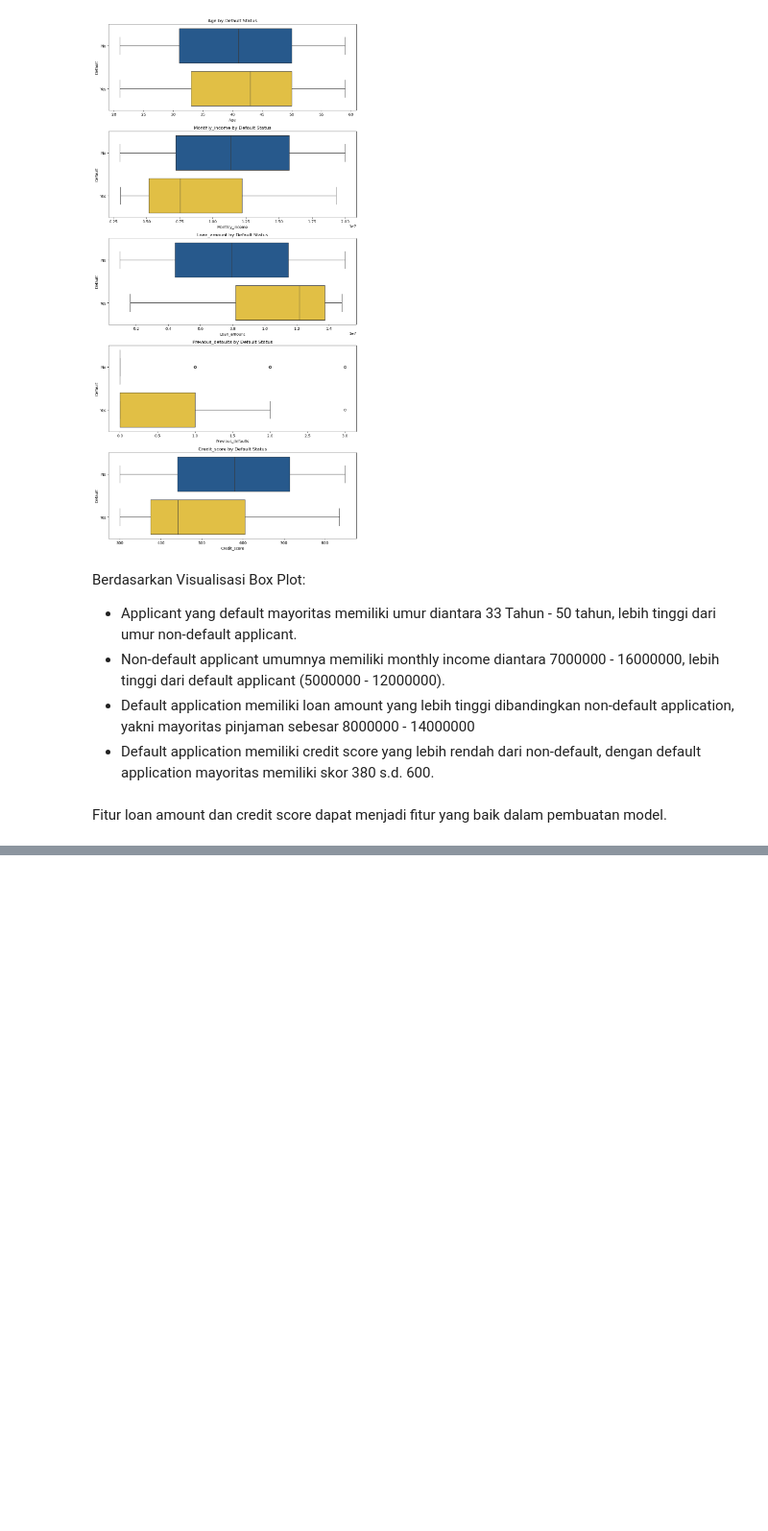
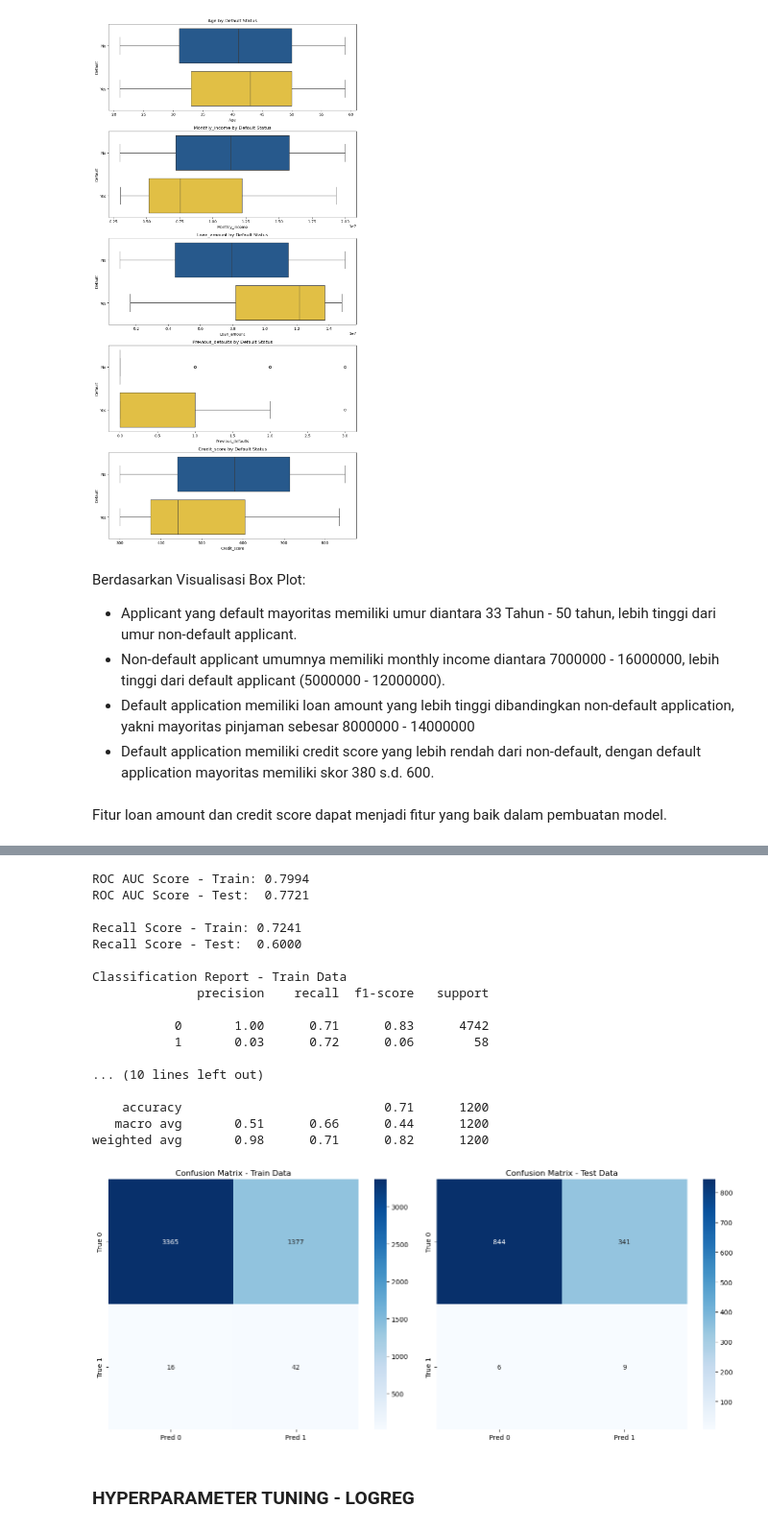
Before and after one commit to Angga-Sukma-Budi-Darmawan/ds-takehome, a Jupyter notebook: notebook/B_modelling.ipynb, the cells around one changed output, grey strips where cells are left out. Shown at 96% size. Cells and saved outputs as stored; diff of their text form; code cells hidden in the pictures; blank space fills up the shorter version.

```diff
--- a/notebook/B_modelling.ipynb
+++ b/notebook/B_modelling.ipynb
@@ -291,0 +391,6 @@ Fitur loan amount dan credit score dapat menjadi fitur yang baik dalam pembuatan
+# %%
+X_train = train.drop("default",axis=1)
+y_train = train["default"]
+
+X_test = test.drop("default",axis=1)
+y_test = test["default"]
@@ -291,0 +425,32 @@ Fitur loan amount dan credit score dapat menjadi fitur yang baik dalam pembuatan
+# %%
+pipeline = ImbPipeline(steps=[
+    ("preprocessor", preprocessor),
+    ("sampler", SMOTE(random_state=42)),
+    ('classifier', LogisticRegression())
+])
+
+param_grid = [
+    {
+        'sampler': [SMOTE(random_state=42), RandomOverSampler(random_state=42), RandomUnderSampler(random_state=42)],
+        'classifier': [LogisticRegression(random_state=42)]
+    },
+]
+
+# Define scoring as a dictionary
+scoring = {
+    'roc_auc': 'roc_auc',
+    'recall': 'recall'
+}
+
+gscv = GridSearchCV(pipeline, param_grid, cv=5, n_jobs=-1, scoring=scoring,refit = 'roc_auc', error_score="raise")
+
+start_time = time.time()
+
+
+gscv.fit(X_train, y_train)
+
+
+end_time = time.time()
+
+fitting_time = end_time - start_time
+print(f"Fitting time: {fitting_time:.2f} seconds")
@@ -291,0 +480,23 @@ Fitur loan amount dan credit score dapat menjadi fitur yang baik dalam pembuatan
+# %%
+evaluate_model(gscv.best_estimator_, X_train, X_test, y_train, y_test)
+# %% [output]
+ROC AUC Score - Train: 0.7994
+ROC AUC Score - Test:  0.7721
+
+Recall Score - Train: 0.7241
+Recall Score - Test:  0.6000
+
+Classification Report - Train Data
+              precision    recall  f1-score   support
+
+           0       1.00      0.71      0.83      4742
+           1       0.03      0.72      0.06        58
+
+... (10 lines left out)
+
+    accuracy                           0.71      1200
+   macro avg       0.51      0.66      0.44      1200
+weighted avg       0.98      0.71      0.82      1200
+[figure, added]
+# %% [markdown]
+### HYPERPARAMETER TUNING - LOGREG
```
Also changed, not shown: parts of 34 cells of this notebook.
